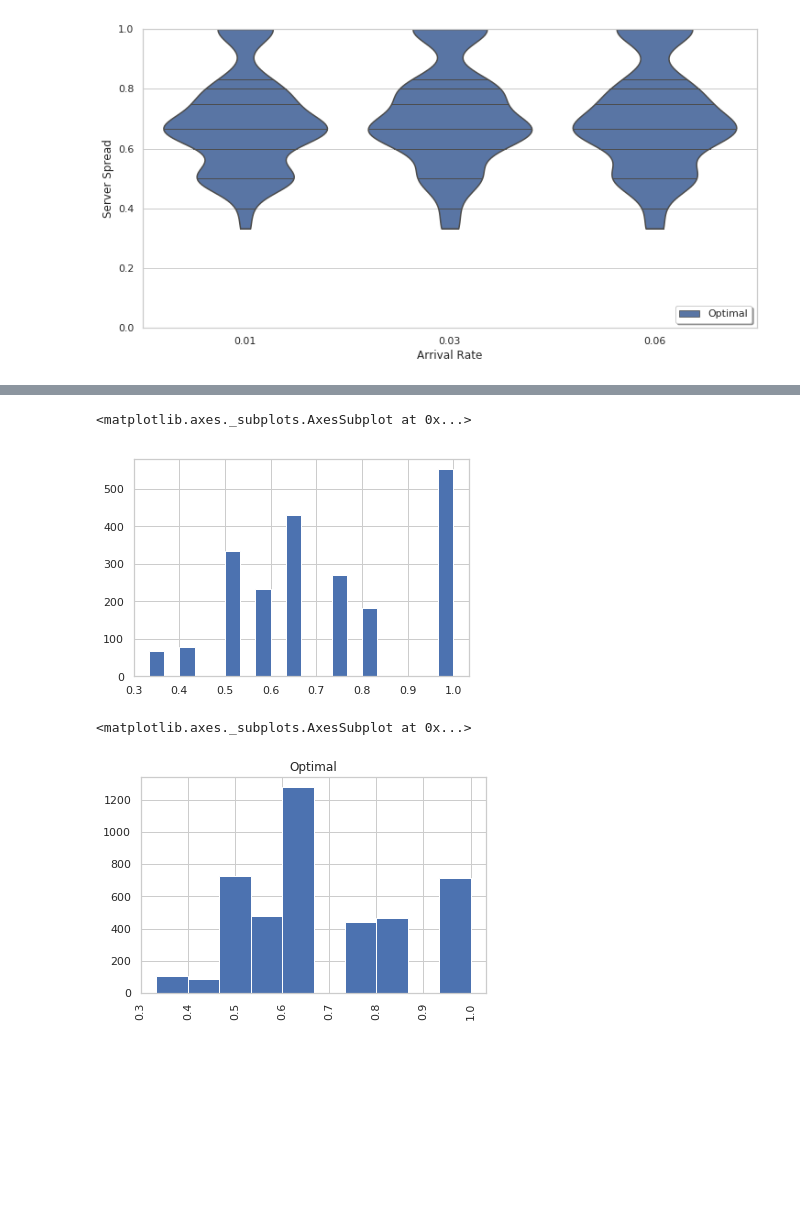
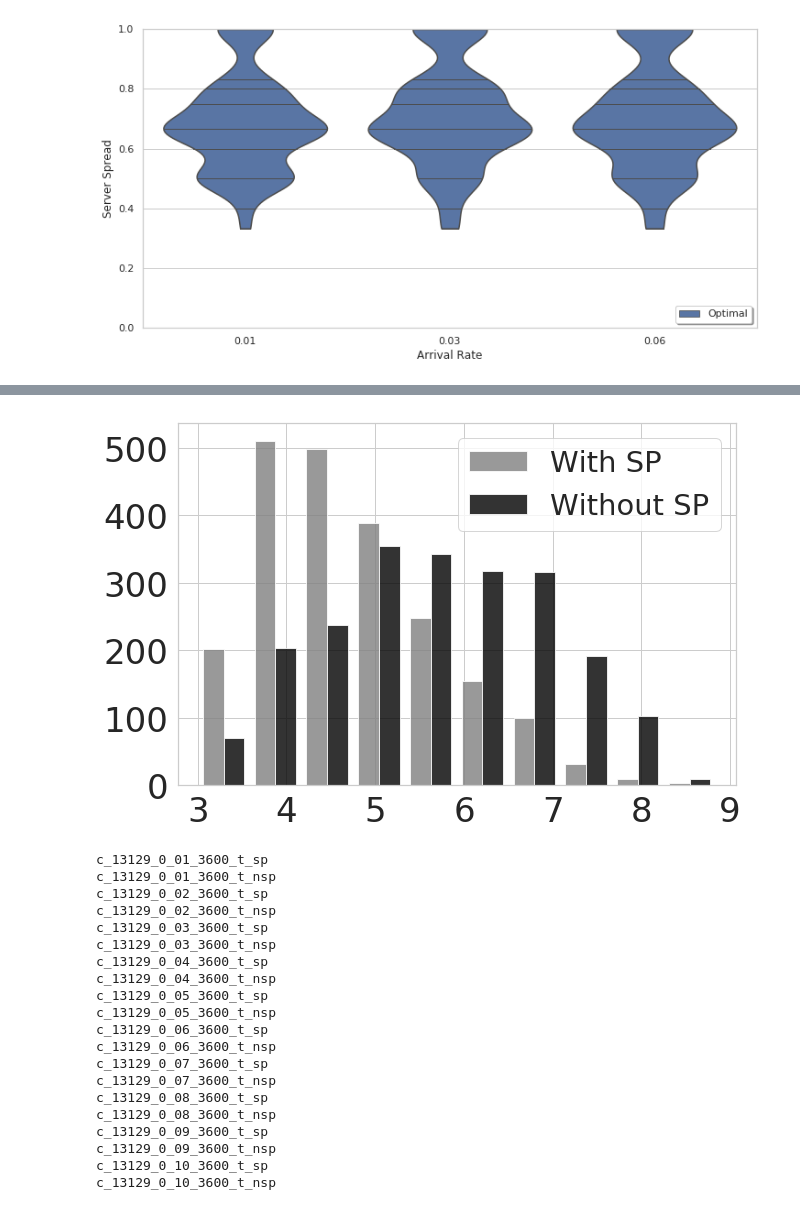
Before and after one commit to mfbari/esso, a Jupyter notebook: plots/plot_server_and_co_spread.ipynb, the cells around one changed output, grey strips where cells are left out. Saved outputs shown, nothing was run; the diff lists cells and outputs as text; code cells hidden in the pictures; blank space fills up the shorter version.

```diff
--- a/plots/plot_server_and_co_spread.ipynb
+++ b/plots/plot_server_and_co_spread.ipynb
@@ -181,7 +140,7 @@ for item in ([ax.title, ax.xaxis.label, ax.yaxis.label] +
 # %%
 fig.savefig('13129_switch_power_server_spread.pdf', dpi=600)
 # %%
-fig, ax = plt.subplots(figsize=(10,6))
+fig, ax = plt.subplots()
 x = spread_df[spread_df['Switch Power'] == 'Yes']['NFV-POD Spread']
 y = spread_df[spread_df['Switch Power'] == 'No']['NFV-POD Spread']
 ax.hist([x, y], color=['gray','black'], label=['With SP', 'Without SP'], alpha=0.8)
@@ -206,10 +155,12 @@ spread_df[spread_df['Switch Power'] == 'Yes']['NFV-POD Spread'].hist(bins=20)
-# %%
-spread_df[spread_df['Switch Power'] == 'No']['NFV-POD Spread'].hist(bins=20)
-# %% [output]
-<matplotlib.axes._subplots.AxesSubplot at 0x...>
-[figure, removed]
-# %%
-spread_df.hist(column='Server Spread', by='Optimizer')
-# %% [output]
-<matplotlib.axes._subplots.AxesSubplot at 0x...>
-[figure, removed]
+# %%
+fig, ax = plt.subplots()
+x = spread_df[spread_df['Switch Power'] == 'Yes']['Path Spread']
+y = spread_df[spread_df['Switch Power'] == 'No']['Path Spread']
+ax.hist([x, y], color=['gray','black'], label=['With SP', 'Without SP'], alpha=0.8)
+ax.legend(loc='best', fontsize=29)
+for item in ([ax.title, ax.xaxis.label, ax.yaxis.label] +
+              ax.get_xticklabels() + ax.get_yticklabels()):
+    item.set_fontsize(34)
+#ax.set_xlim(0, 60)
+# %% [output]
+[figure, added]
@@ -215,0 +171,45 @@ spread_df.hist(column='Server Spread', by='Optimizer')
+# %%
+# _2 is for normal case
+# _3 is for when switch power is not considered
+
+as_number = '13129'
+sfc_duration = '3600'
+opt_name = {'c':'Optimal'}#, 'h':'Tabu Search', 'f':'First Fit'}
+for opt in opt_name.keys():
+    for ar in range(1, 11):
+        arrival_rate = '{:4.2f}'.format(ar*0.01)
+        run_id = opt + '_' + as_number + '_' + arrival_rate + '_' + sfc_duration
+        df_id = run_id.replace('.', '_') + '_t_sp' # with switch power
+        exec(df_id + '_df = pd.read_csv(' + '"server_nfvpod_spread_data/' + run_id + '_2/timeslot_data.csv' + '", index_col="timeslot")' )
+        exec('tdf_dir["' + df_id + '"] = ' + df_id + '_df')
+        tdf_dir[df_id]['Switch Power Considered'] = 'With SP'
+        tdf_dir[df_id]['Arrival Rate'] = arrival_rate
+        print(df_id)
+
+        df_id = run_id.replace('.', '_') + '_t_nsp' # without switch power
+        exec(df_id + '_df = pd.read_csv(' + '"server_nfvpod_spread_data/' + run_id + '_3/timeslot_data.csv' + '", index_col="timeslot")' )
+        exec('tdf_dir["' + df_id + '"] = ' + df_id + '_df')
+        tdf_dir[df_id]['Switch Power Considered'] = 'Without SP'
+        tdf_dir[df_id]['Arrival Rate'] = arrival_rate
+        print(df_id)
+# %% [output]
+c_13129_0_01_3600_t_sp
+c_13129_0_01_3600_t_nsp
+c_13129_0_02_3600_t_sp
+c_13129_0_02_3600_t_nsp
+c_13129_0_03_3600_t_sp
+c_13129_0_03_3600_t_nsp
+c_13129_0_04_3600_t_sp
+c_13129_0_04_3600_t_nsp
+c_13129_0_05_3600_t_sp
+c_13129_0_05_3600_t_nsp
+c_13129_0_06_3600_t_sp
+c_13129_0_06_3600_t_nsp
+c_13129_0_07_3600_t_sp
+c_13129_0_07_3600_t_nsp
+c_13129_0_08_3600_t_sp
+c_13129_0_08_3600_t_nsp
+c_13129_0_09_3600_t_sp
+c_13129_0_09_3600_t_nsp
+c_13129_0_10_3600_t_sp
+c_13129_0_10_3600_t_nsp
```
Also changed, not shown: parts of 19 cells of this notebook.
